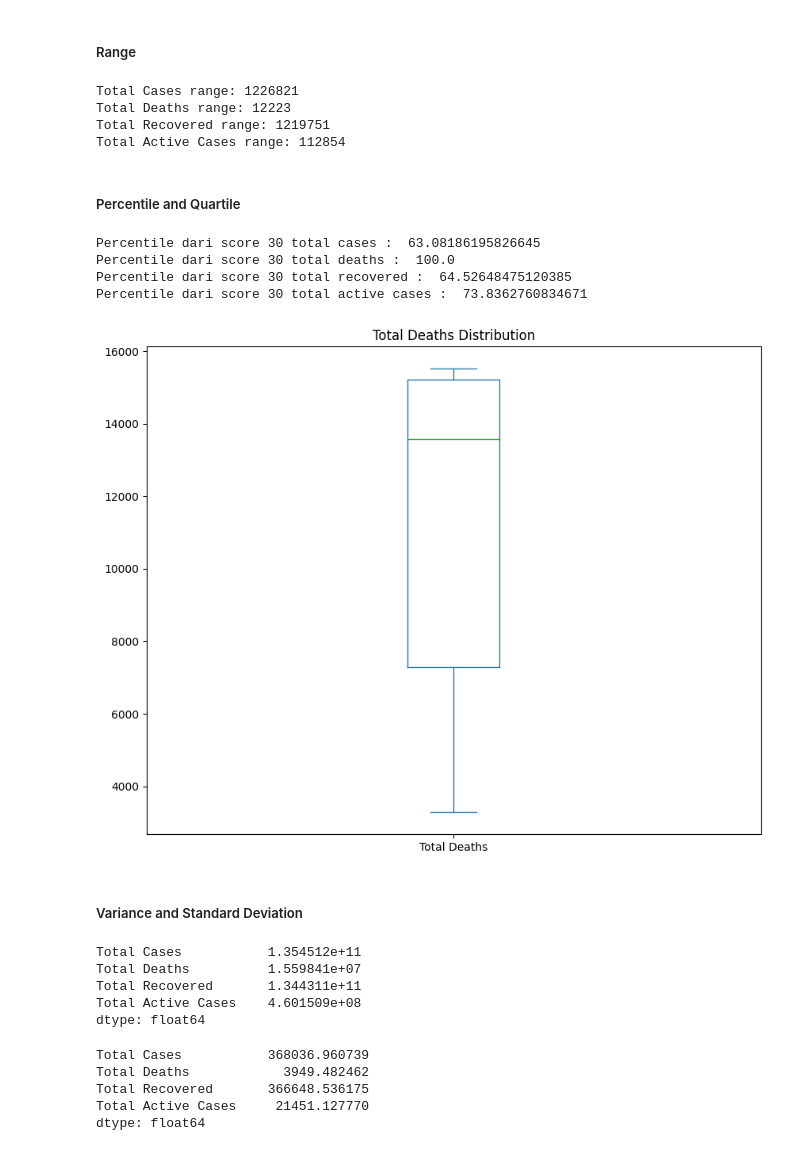
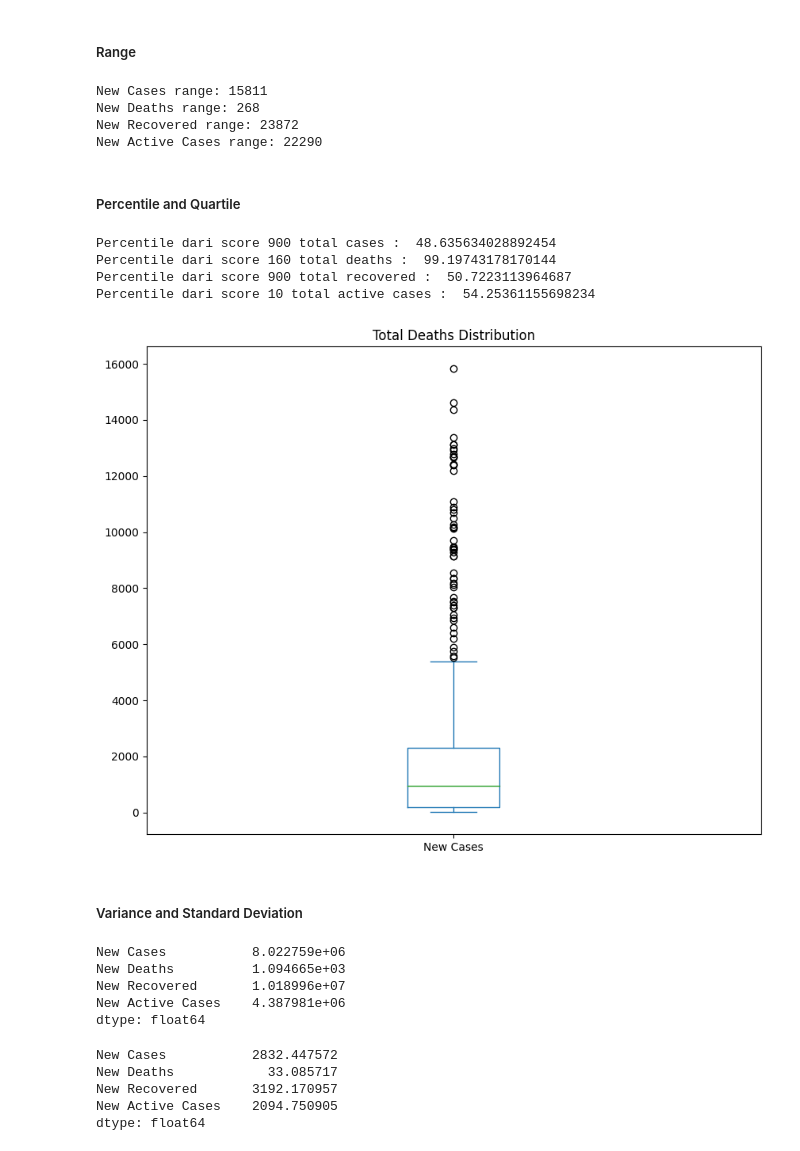
Before and after one commit to yurizza/H8DSFT_NGC, a Jupyter notebook: week2/h8dsft_Descriptive.ipynb, the cells around one changed output. Drawn from its saved outputs; the diff is of its cells as text; code cells hidden in the pictures.

```diff
--- a/week2/h8dsft_Descriptive.ipynb
+++ b/week2/h8dsft_Descriptive.ipynb
@@ -50,10 +50,10 @@ df['Date'] = pd.to_datetime(df['Date'])
 # make new dataframe, the Location is DKI Jakarta and year >= 2021
 df_new = df[['Date',
              'Location',
-             'Total Cases',
-             'Total Deaths',
-             'Total Recovered',
-             'Total Active Cases'
+             'New Cases',
+             'New Deaths',
+             'New Recovered',
+             'New Active Cases'
              ]].query(("Location == 'DKI Jakarta' & Date.dt.year >= 2021"))
 df_new
 # %% [output]
@@ -226,58 +225,58 @@ Total Active Cases kurtosis: 6.352765615187672
 # %% [markdown]
 ##### Range
 # %%
-numcols = ['Total Cases', 'Total Deaths','Total Recovered','Total Active Cases']
+numcols = ['New Cases', 'New Deaths','New Recovered','New Active Cases']
 
 for col in numcols:
     print(df_new[col].name + ' range: ' + str(df_new[col].max() - df_new[col].min()))
 # %% [output]
-Total Cases range: 1226821
-Total Deaths range: 12223
-Total Recovered range: 1219751
-Total Active Cases range: 112854
+New Cases range: 15811
+New Deaths range: 268
+New Recovered range: 23872
+New Active Cases range: 22290
 # %% [markdown]
 ##### Percentile and Quartile
 # %%
 from scipy import stats
 
-print('Percentile dari score 900000 total cases : ',stats.percentileofscore(df_new['Total Cases'], 900000, 'weak'))
-print('Percentile dari score 16000 total deaths : ',stats.percentileofscore(df_new['Total Deaths'], 16000, 'weak'))
-print('Percentile dari score 900000 total recovered : ',stats.percentileofscore(df_new['Total Recovered'], 900000, 'weak'))
-print('Percentile dari score 18000 total active cases : ',stats.percentileofscore(df_new['Total Active Cases'], 18000, 'weak'))
+print('Percentile dari score 900 total cases : ',stats.percentileofscore(df_new['New Cases'], 900, 'weak'))
+print('Percentile dari score 160 total deaths : ',stats.percentileofscore(df_new['New Deaths'], 160, 'weak'))
+print('Percentile dari score 900 total recovered : ',stats.percentileofscore(df_new['New Recovered'], 900, 'weak'))
+print('Percentile dari score 10 total active cases : ',stats.percentileofscore(df_new['New Active Cases'], 10, 'weak'))
 # %% [output]
-Percentile dari score 30 total cases :  63.08186195826645
-Percentile dari score 30 total deaths :  100.0
-Percentile dari score 30 total recovered :  64.52648475120385
-Percentile dari score 30 total active cases :  73.8362760834671
+Percentile dari score 900 total cases :  48.635634028892454
+Percentile dari score 160 total deaths :  99.19743178170144
+Percentile dari score 900 total recovered :  50.7223113964687
+Percentile dari score 10 total active cases :  54.25361155698234
 # %%
-# Display Box Plot of Total Cases in Jakarta in >= 2021
+# Display Box Plot of New Cases in Jakarta in >= 2021
 
 %matplotlib inline
 from matplotlib import pyplot as plt
 
 
 # Plot a box-whisker chart
-df_new['Total Deaths'].plot(kind='box', title='Total Deaths Distribution', figsize=(10,8))
+df_new['New Cases'].plot(kind='box', title='Total Deaths Distribution', figsize=(10,8))
 plt.show()
 # %% [output]
-[figure, old version]
+[figure, new version]
 # %% [markdown]
 ##### Variance and Standard Deviation
 # %%
 # variance
 print(df_new.var())
 # %% [output]
-Total Cases           1.354512e+11
-Total Deaths          1.559841e+07
-Total Recovered       1.344311e+11
-Total Active Cases    4.601509e+08
+New Cases           8.022759e+06
+New Deaths          1.094665e+03
+New Recovered       1.018996e+07
+New Active Cases    4.387981e+06
 dtype: float64
 # %%
 # standard deviasi
 print(df_new.std())
 # %% [output]
-Total Cases           368036.960739
-Total Deaths            3949.482462
-Total Recovered       366648.536175
-Total Active Cases     21451.127770
+New Cases           2832.447572
+New Deaths            33.085717
+New Recovered       3192.170957
+New Active Cases    2094.750905
 dtype: float64
```
Also changed, not shown: parts of 11 cells of this notebook.
